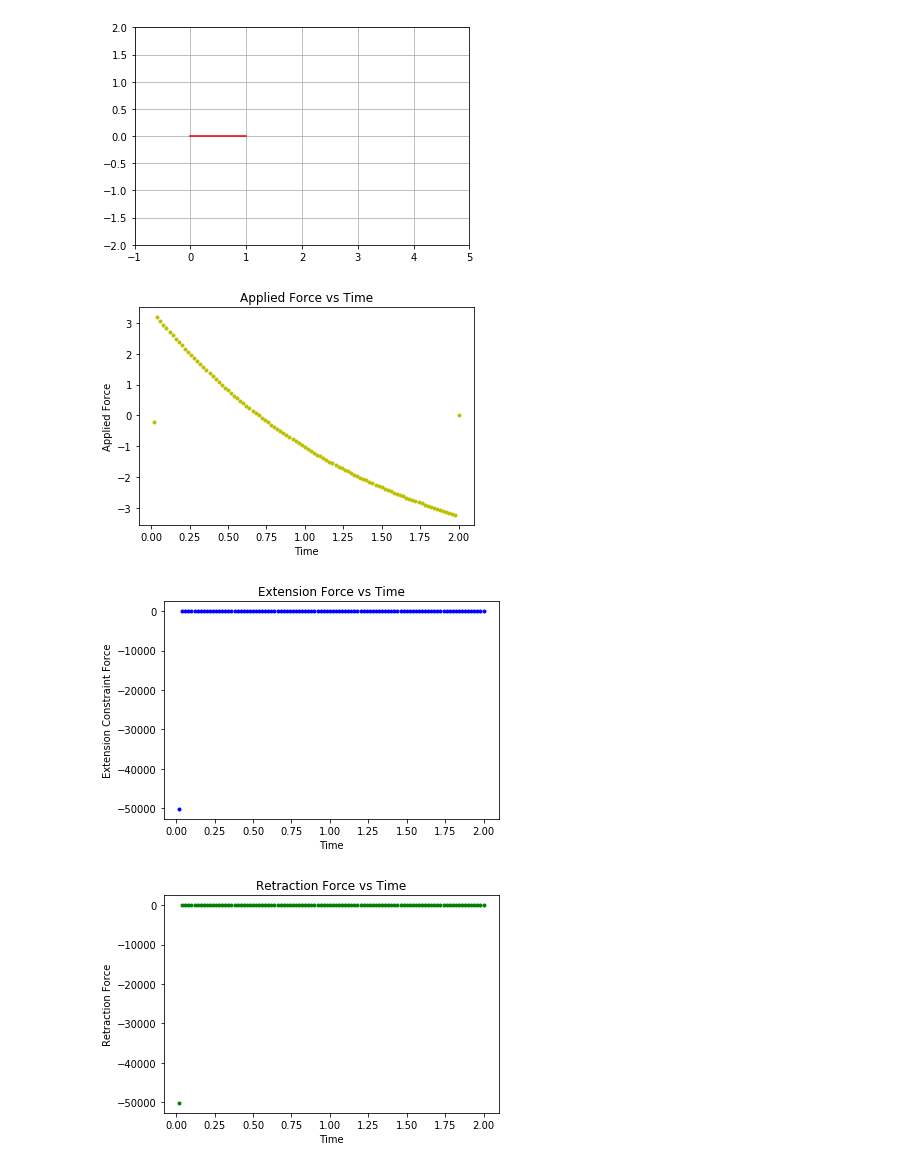
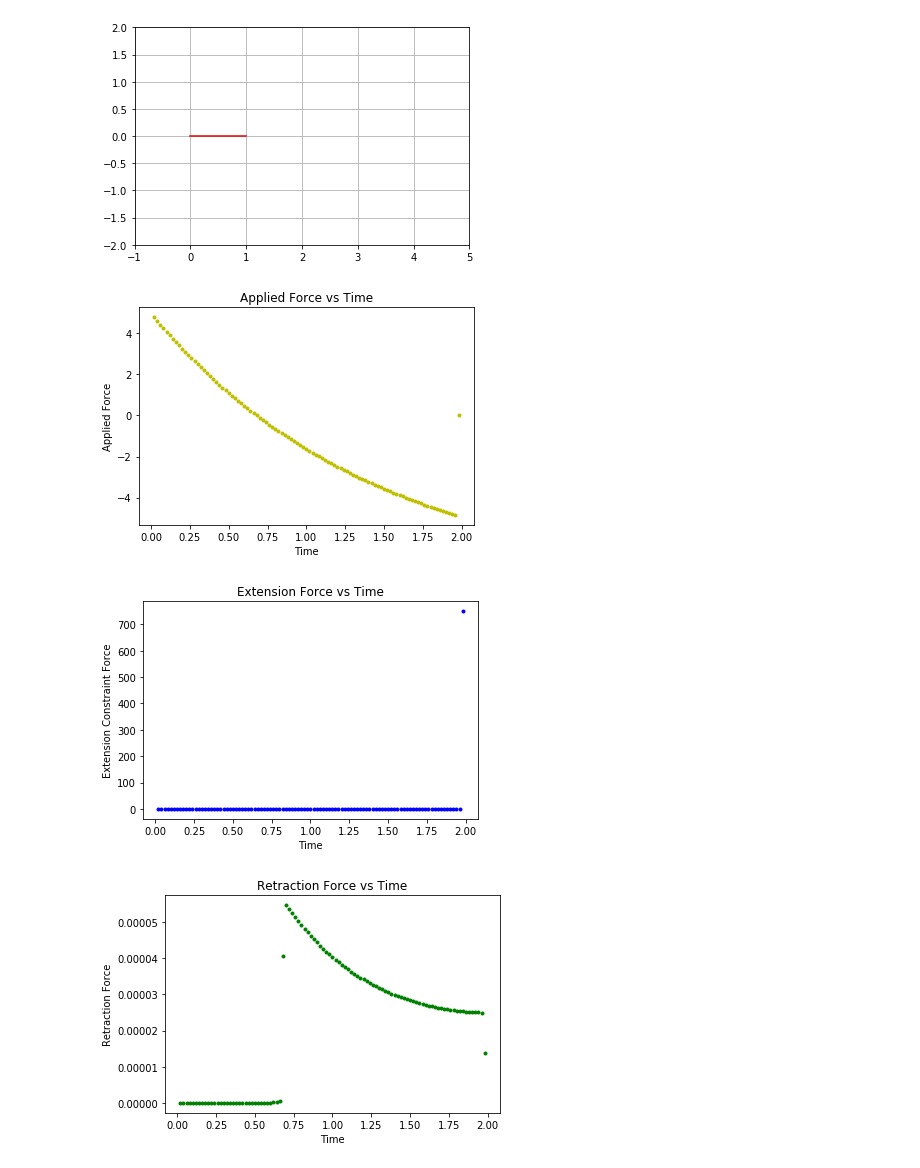
Before and after one commit to Nathan-Weiss/Skripsie101, a Jupyter notebook: Test Version.ipynb, the cells around one changed output. Drawn from its saved outputs; the diff is of its cells as text; code cells hidden in the pictures.

```diff
--- a/Test Version.ipynb
+++ b/Test Version.ipynb
@@ -176,7 +176,7 @@ model.dx1[1].value = 0
 # Final Conditions
 # Nodes-1 ensures it stops at 99, if you just say Nodes jupyter throughs a tantrum
 model.x1[Nodes-1].fixed = True
-model.x1[Nodes-1].value = 3   # Stop at specified location
+model.x1[Nodes-1].value = 4   # Stop at specified location
 
 model.dx1[Nodes-1].fixed = True
 model.dx1[Nodes-1].value = 0
@@ -287,7 +274,7 @@ HTML(animate.to_html5_video())
 # Applied Force
 plt.axes()
 Time = 0
-for n in range(0,Nodes):
+for n in range(1,Nodes):
     force = model.Force[n].value
     time = model.h.value
     Time += time
@@ -298,27 +285,27 @@ for n in range(0,Nodes):
     plt.ylabel('Applied Force')
     plt.title('Applied Force vs Time')
 # %% [output]
-[figure, old version]
+[figure, new version]
 # %%
 # Extension Constraint Force
 plt.axes()
 Time = 0
-for n in range(0,Nodes):
+for n in range(1,Nodes):
     ext_force = model.CF_ext[n].value
     time = model.h.value
     Time += time
 
     plt.plot(Time,ext_force,'b.')
     plt.xlabel('Time')
     plt.ylabel('Extension Constraint Force')
     plt.title('Extension Force vs Time')
 # %% [output]
-[figure, old version]
+[figure, new version]
 # %%
 #Retraction Constraint Force
 plt.axes()
 Time = 0
-for n in range(0,Nodes):
+for n in range(1,Nodes):
     rtn_force = model.CF_rtn[n].value
     time = model.h.value
     Time += time
@@ -328,7 +315,7 @@ for n in range(0,Nodes):
     plt.ylabel('Retraction Force')
     plt.title('Retraction Force vs Time')
 # %% [output]
-[figure, old version]
+[figure, new version]
 # %%
 # Position vs Time
 plt.axes()
```
Also changed, not shown: parts of 7 cells of this notebook.
